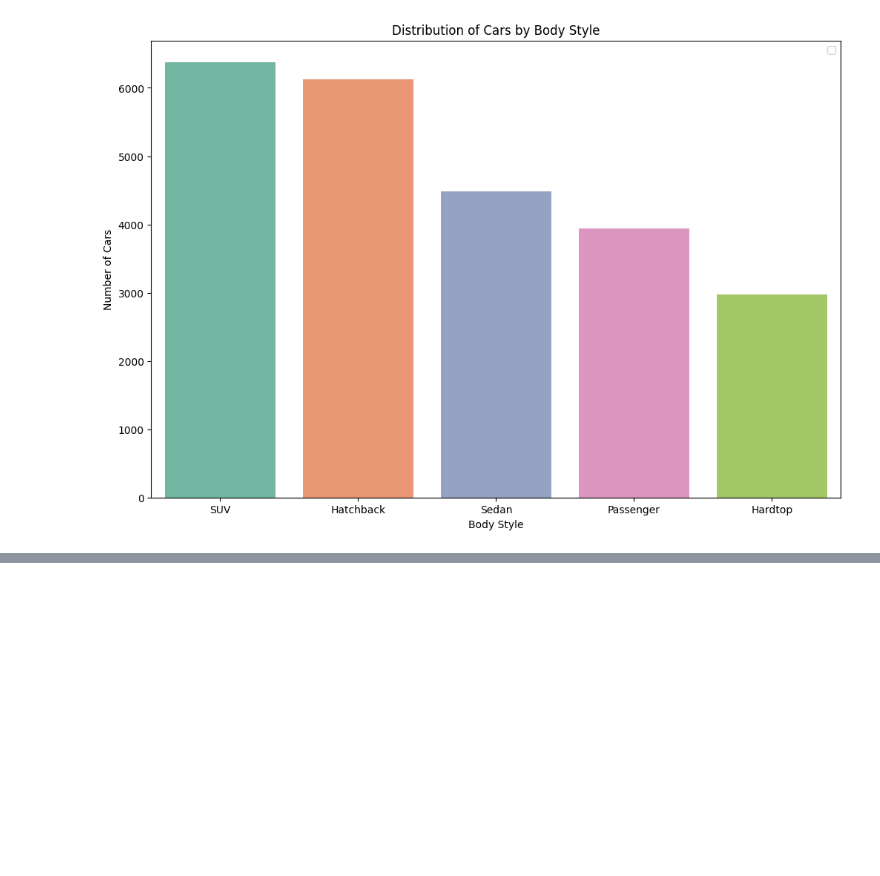
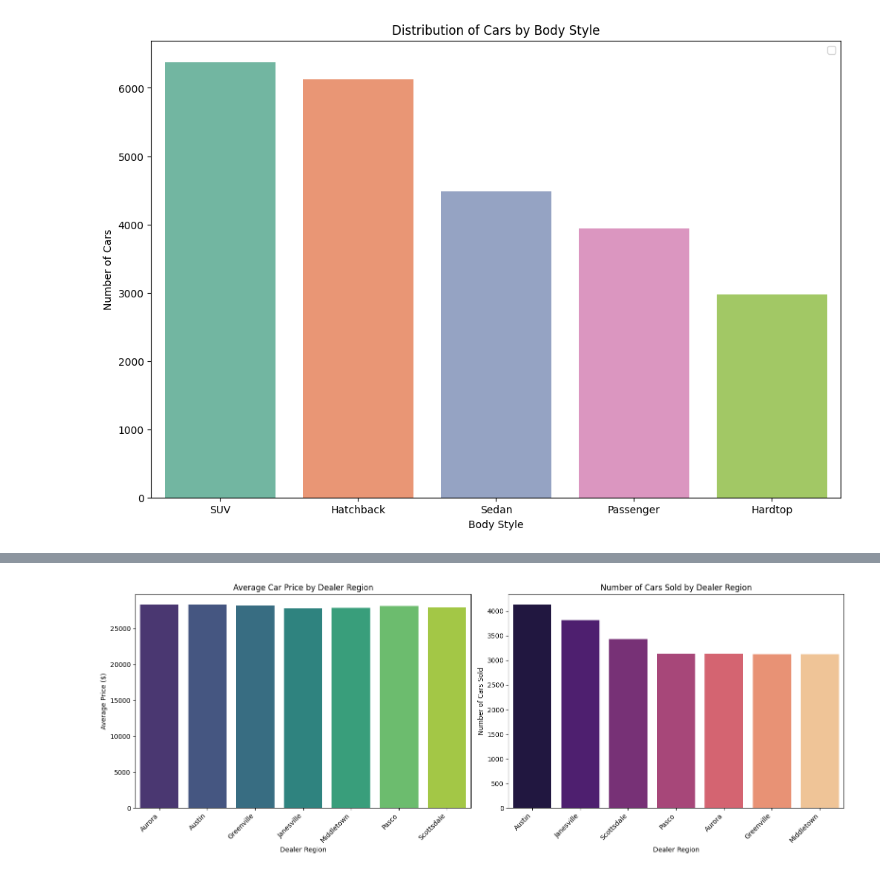
Before and after one commit to ydv-prince/EDA, a Jupyter notebook: EDA_2_Car_Sale_Dataset.ipynb, the cells around one changed output, grey strips where cells are left out. Drawn from its saved outputs; the diff is of its cells as text; code cells hidden in the pictures; blank space fills up the shorter version.

```diff
--- a/EDA_2_Car_Sale_Dataset.ipynb
+++ b/EDA_2_Car_Sale_Dataset.ipynb
@@ -174,0 +212,31 @@ plt.show()
+# %%
+#Q7. What is the distribution of car prices by region, and how does the number of cars sold vary by region?
+
+avg_price_by_region = df.groupby('Dealer_Region')['Price'].mean().reset_index()
+
+# Calculate number of cars sold by region
+cars_sold_by_region = df['Dealer_Region'].value_counts().reset_index()
+cars_sold_by_region.columns = ['Dealer_Region', 'Number of Cars Sold']
+
+plt.figure(figsize = (16, 6))
+
+# Subplot 1: Distribution of car prices by region
+plt.subplot(1, 2, 1)
+sns.barplot(x = 'Dealer_Region', y = 'Price', data = avg_price_by_region, palette = 'viridis')
+plt.title('Average Car Price by Dealer Region')
+plt.xlabel('Dealer Region')
+plt.ylabel('Average Price ($)')
+plt.xticks(rotation=45, ha='right')
+
+# Subplot 2: Number of cars sold by region
+plt.subplot(1, 2, 2)
+sns.barplot(x = 'Dealer_Region', y = 'Number of Cars Sold', data = cars_sold_by_region, palette = 'magma')
+plt.title('Number of Cars Sold by Dealer Region')
+plt.xlabel('Dealer Region')
+plt.ylabel('Number of Cars Sold')
+plt.xticks(rotation=45, ha='right')
+
+plt.tight_layout()
+plt.show()
+# %% [output]
+[figure, added]
```
Also changed, not shown: parts of 11 cells of this notebook.
